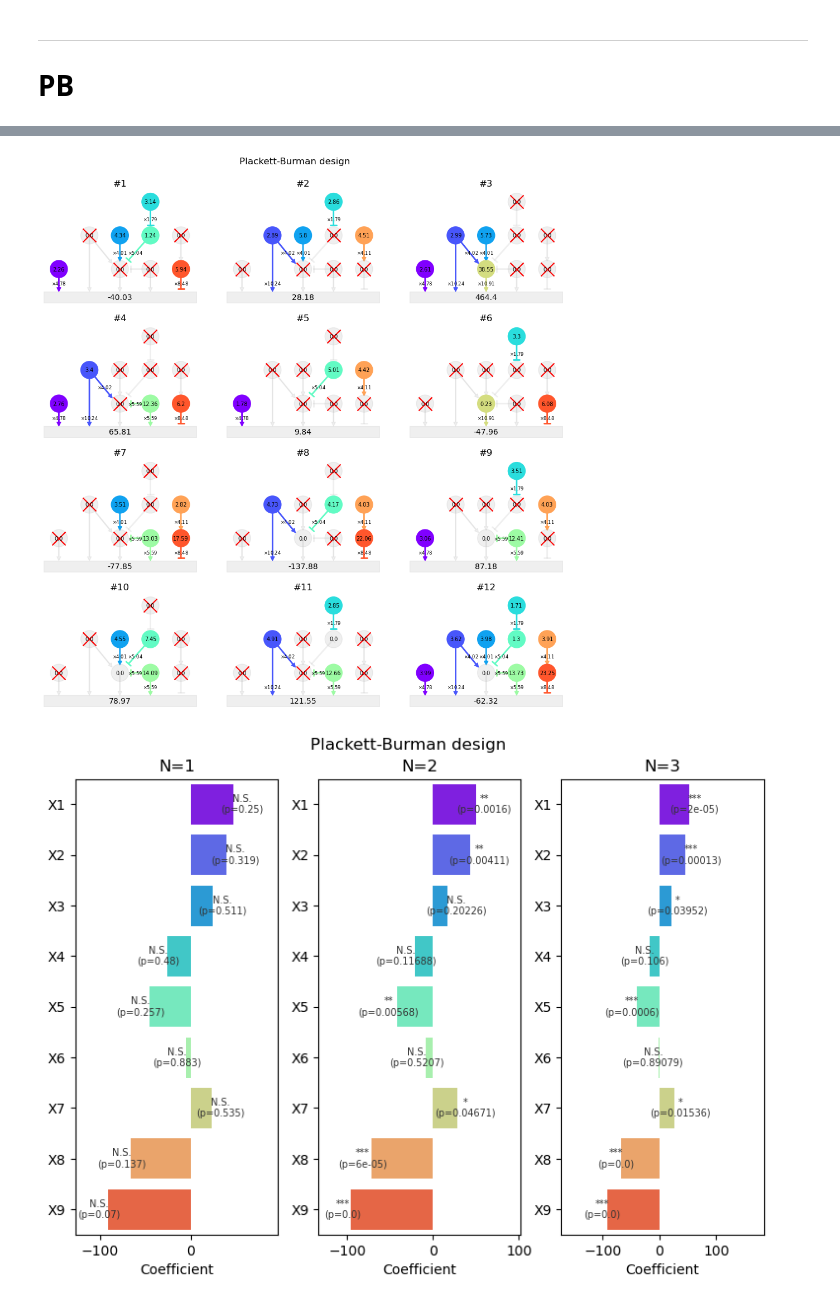
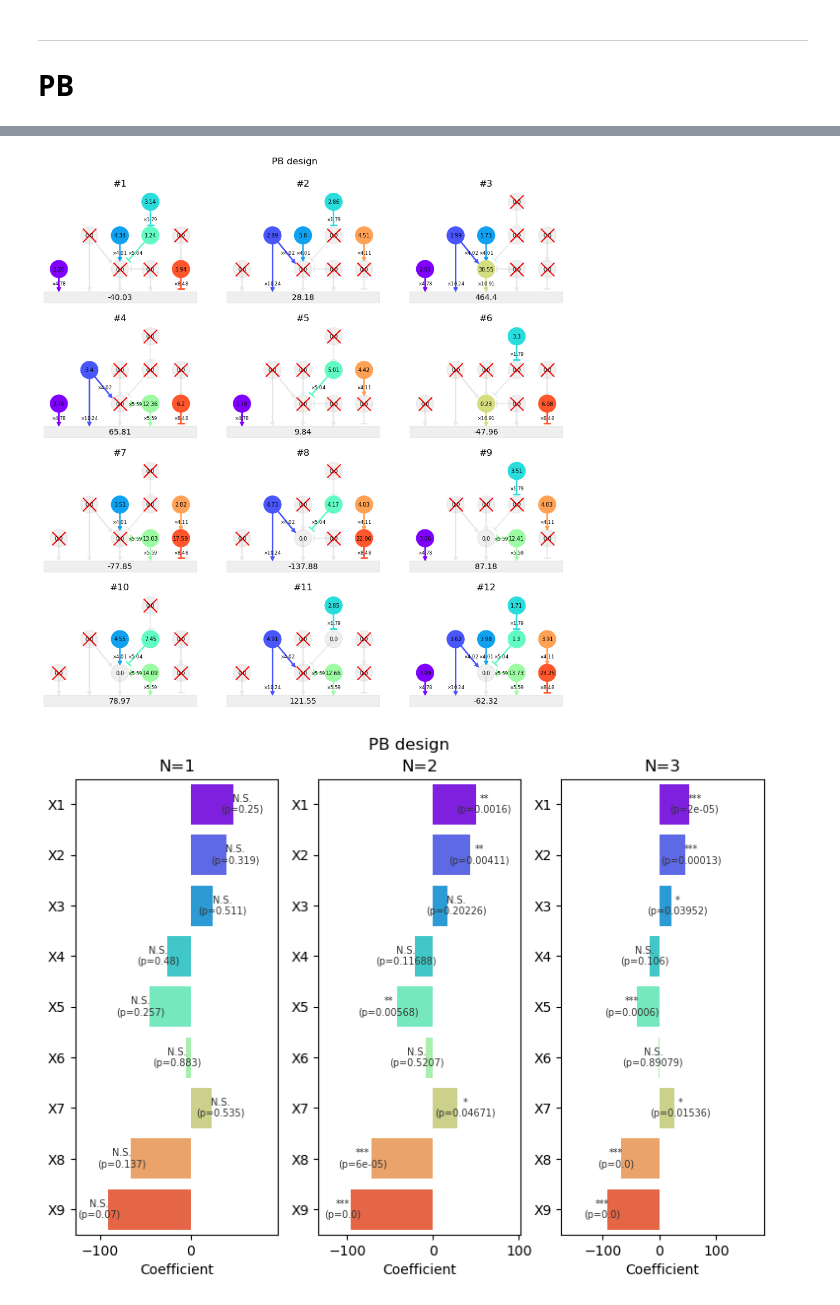
Before and after one commit to yo-aka-gene/WhyDOE, a Jupyter notebook: jupyternb/sandbox.ipynb, the cells around one changed output, grey strips where cells are left out. Saved outputs shown, nothing was run; the diff lists cells and outputs as text; code cells hidden in the pictures.

```diff
--- a/jupyternb/sandbox.ipynb
+++ b/jupyternb/sandbox.ipynb
@@ -379,7 +376,7 @@ for i, s in enumerate(seeds):
         )
     ]
     model.plot(ax=ax.ravel()[i])
-    suffix = "all" if i == 0 else f"X{i} KD"
+    suffix = "all factors" if i == 0 else f"X{i} KD"
     ax.ravel()[i].set(title=f"#{i + 1} ({suffix})")
 
 y = np.array(y)
@@ -659,12 +686,12 @@ for i, s in enumerate(seeds):
     ax.ravel()[i].set(title=f"#{i + 1}")
 
 y = np.array(y)
-fig.suptitle("Plackett-Burman design", y=.93)
+fig.suptitle("PB design", y=.93)
 
 if conf.savefig:
     fig.savefig(f"{conf.out}/pb_sim", **kwarg_savefig)
 # %% [output]
-[figure, old version]
+[figure, new version]
 # %%
 res = sm.OLS(y, exdes).fit()
 sumup = pd.DataFrame(res.params, columns=["coef"]).assign(p=res.pvalues).reset_index()
@@ -750,35 +777,35 @@ for i, s in enumerate(seeds):
             random_state=s
         )
     ]
 
 y3 = np.array(y3)
 res = sm.OLS(y3, pd.concat([exdes] * nrep)).fit()
 sumup = pd.DataFrame(res.params, columns=["coef"]).assign(p=res.pvalues).reset_index()
 
 sns.barplot(
     data=sumup, y="index", x="coef", palette=[plt.cm.rainbow(i/9) for i in range(9)],
     ax=ax[-1]
 )
 
 for i, c, p in zip(sumup.index, sumup.coef, sumup.p):
     ax[-1].text(
         sign(c) * (abs(c) + 10), i, asterisk(p) + f"\n(p={round(p, 5)})",
         color=".2", size=7,
         ha="center", va="center"
     )
 
 ax[-1].set_xlim(np.array([1.3, 1.8]) * np.array([*ax[1].get_xlim()]))
 ax[-1].set(
     xlabel="Coefficient", ylabel="",
     title=f"N={nrep}"
 )
 
-fig.suptitle("Plackett-Burman design", y=.95)
+fig.suptitle("PB design", y=.95)
 
 if conf.savefig:
     fig.savefig(f"{conf.out}/pb_sim_mlr", **kwarg_savefig)
 # %% [output]
-[figure, old version]
+[figure, new version]
 # %%
 fig, ax = plt.subplots(3, 3, figsize=(12, 12))
 plt.subplots_adjust(hspace=.3)
```
Also changed, not shown: parts of 17 cells of this notebook, 21 other files.
